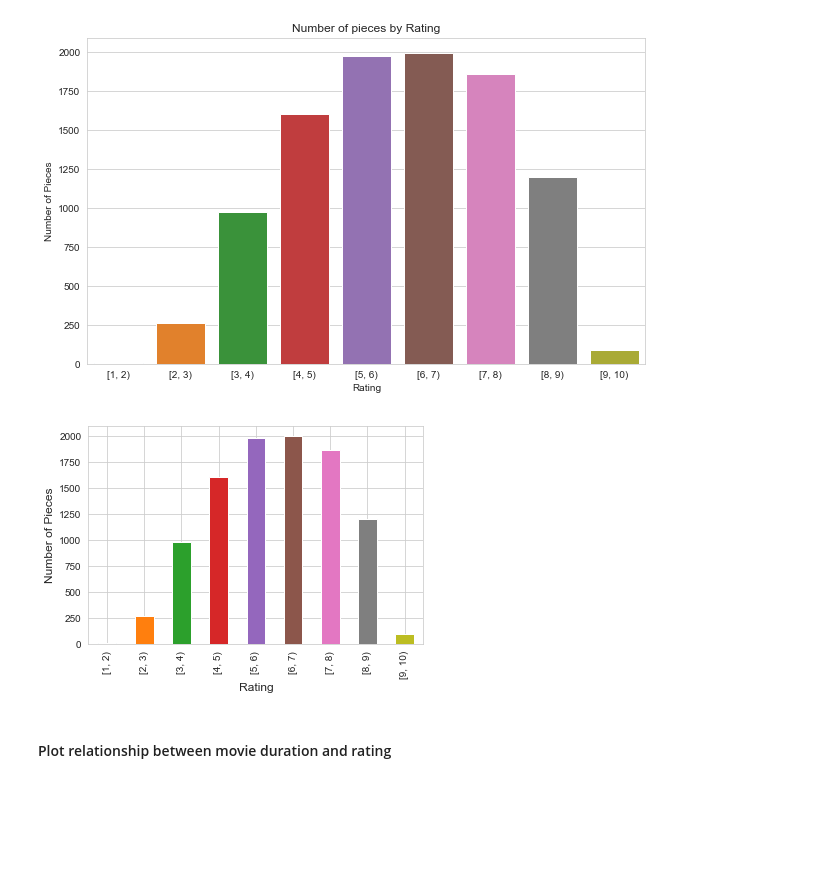
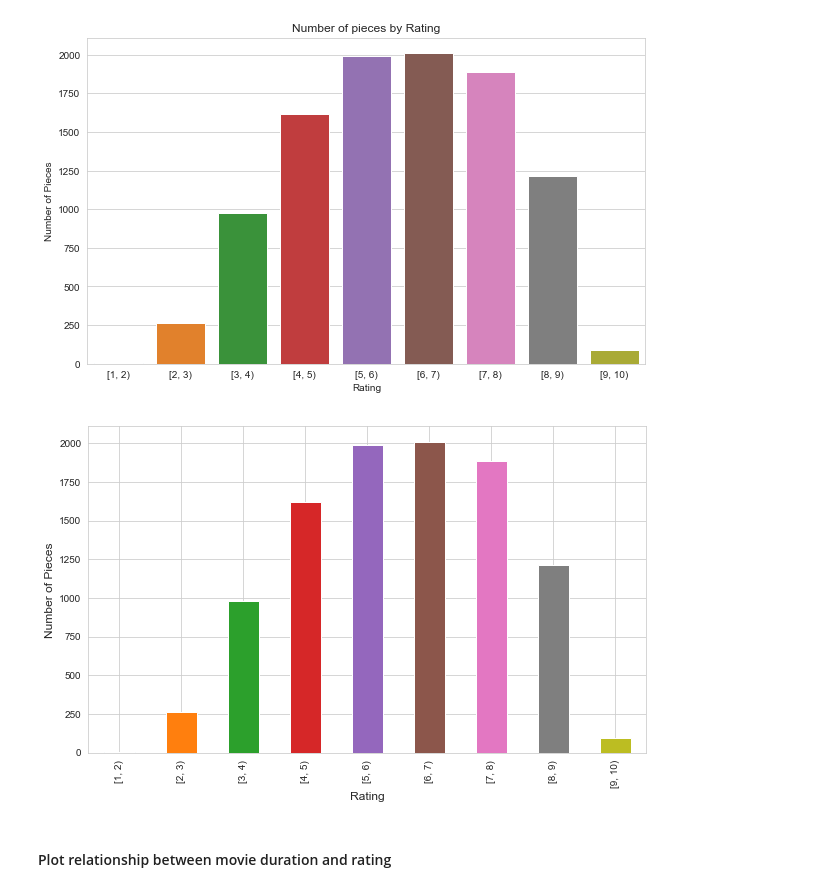
Before and after one commit to datastoryteller/Anime-Analysis, a Jupyter notebook: Anime Analysis.ipynb, the cells around one changed output. Cells and saved outputs as stored; diff of their text form; code cells hidden in the pictures; blank space fills up the shorter version.

```diff
--- a/Anime Analysis.ipynb
+++ b/Anime Analysis.ipynb
@@ -16,5 +14,5 @@ ValueError: could not convert string to float: 'Votes'
 # %%
-#df = pd.read_pickle("anime_df.pkl")
+df = pd.read_pickle("anime_df.pkl")
 #df.to_pickle("anime_df.pkl")
 # %%
 df
@@ -79,11 +77,13 @@ _ = rating_bins.set(xlabel='Rating', ylabel='Number of Pieces', title='Number of
 [figure]
 # %%
 bins = range(1, 11)
+sns.set_style("whitegrid")
+plt.figure(figsize=(10,6))
 ax = pd.cut(list(df['Rating']), bins, right=False).value_counts().plot(kind='bar')
 ax.set_xlabel('Rating', fontsize=12)
 _ = ax.set_ylabel('Number of Pieces', fontsize=12)
 # %% [output]
-[figure, old version]
+[figure, new version]
 # %%
 def contains (col, elems):
     booleans = []
```
Also changed, not shown: parts of 14 cells of this notebook, 3 other files.
